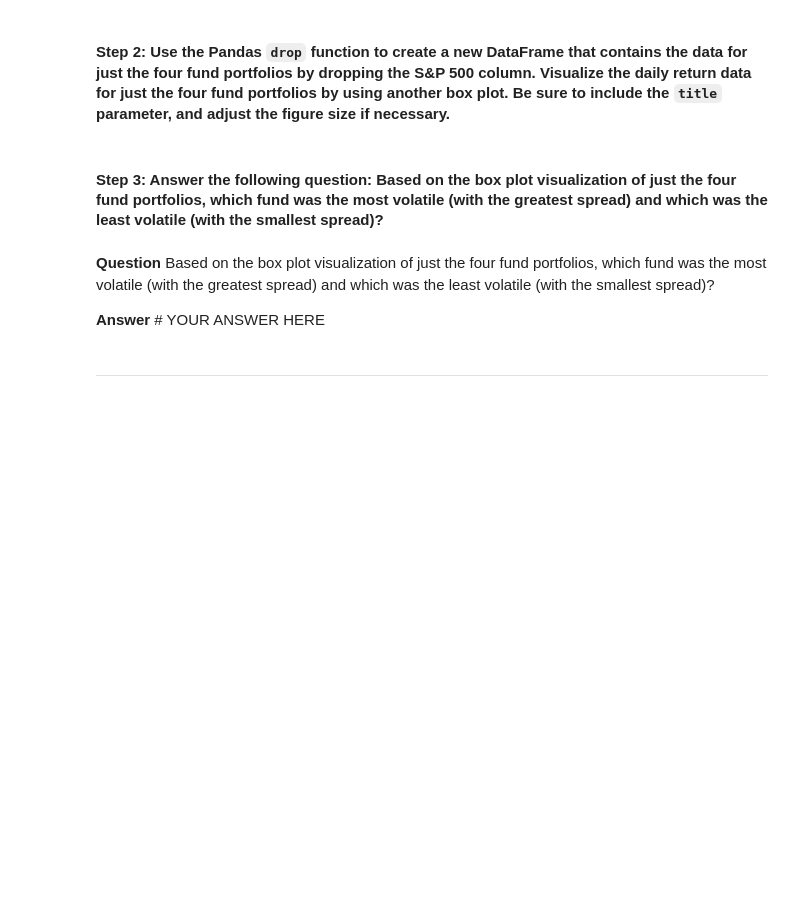
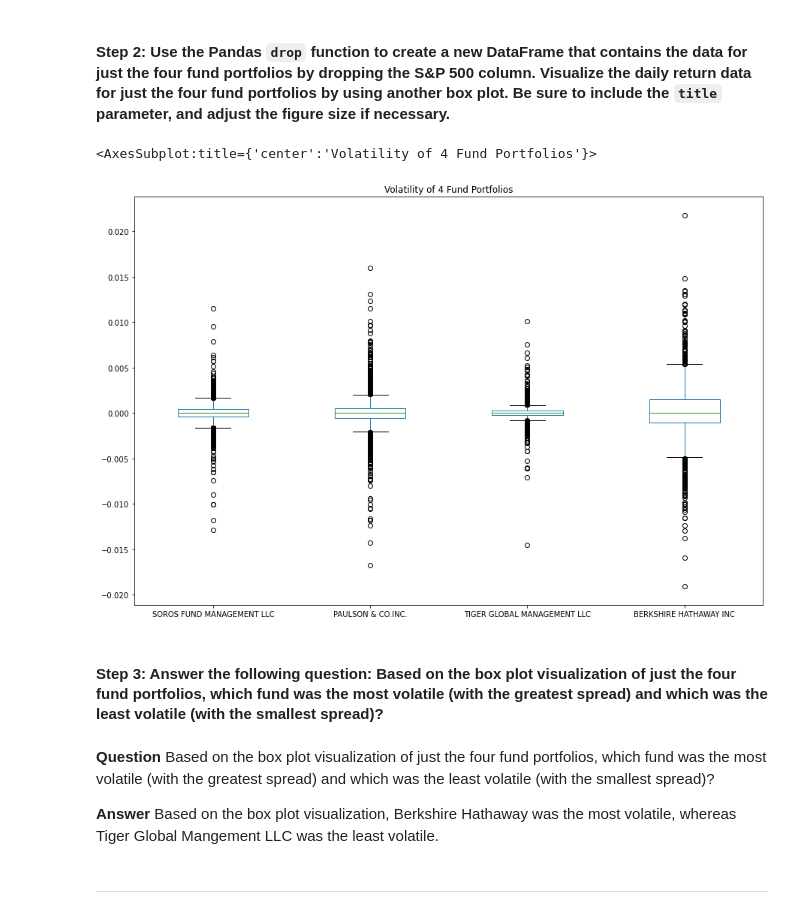
Before and after one commit to saucetech/risk-return-analysis, a Jupyter notebook: risk_return_analysis.ipynb, the cells around one changed output. Drawn from its saved outputs; the diff is of its cells as text; code cells hidden in the pictures; blank space fills up the shorter version.

```diff
--- a/risk_return_analysis.ipynb
+++ b/risk_return_analysis.ipynb
@@ -206,14 +209,18 @@ Analyze the volatility of each of the four fund portfolios and of the S&P 500 In
 # %%
 # Create a new DataFrame containing only the 4 fund portfolios by dropping the S&P 500 column from the DataFrame
 # Create box plots to reflect the return data for only the 4 fund portfolios
 # Include a title parameter and adjust the figure size
-# YOUR CODE HERE
+funds_df = whales_daily_returns_df.drop(columns=["S&P 500"])
+funds_df.plot(kind="box",figsize=(15,10),title = "Volatility of 4 Fund Portfolios")
+# %% [output]
+<AxesSubplot:title={'center':'Volatility of 4 Fund Portfolios'}>
+[figure, added]
 # %% [markdown]
 #### Step 3: Answer the following question: Based on the box plot visualization of just the four fund portfolios, which fund was the most volatile (with the greatest spread) and which was the least volatile (with the smallest spread)?
 # %% [markdown]
 **Question** Based on the box plot visualization of just the four fund portfolios, which fund was the most volatile (with the greatest spread) and which was the least volatile (with the smallest spread)?
 
-**Answer** # YOUR ANSWER HERE
+**Answer** Based on the box plot visualization, Berkshire Hathaway was the most volatile, whereas Tiger Global Mangement LLC was the least volatile.
 # %% [markdown]
 ---
 # %% [markdown]
```
Also changed, not shown: parts of 1 cell of this notebook.
